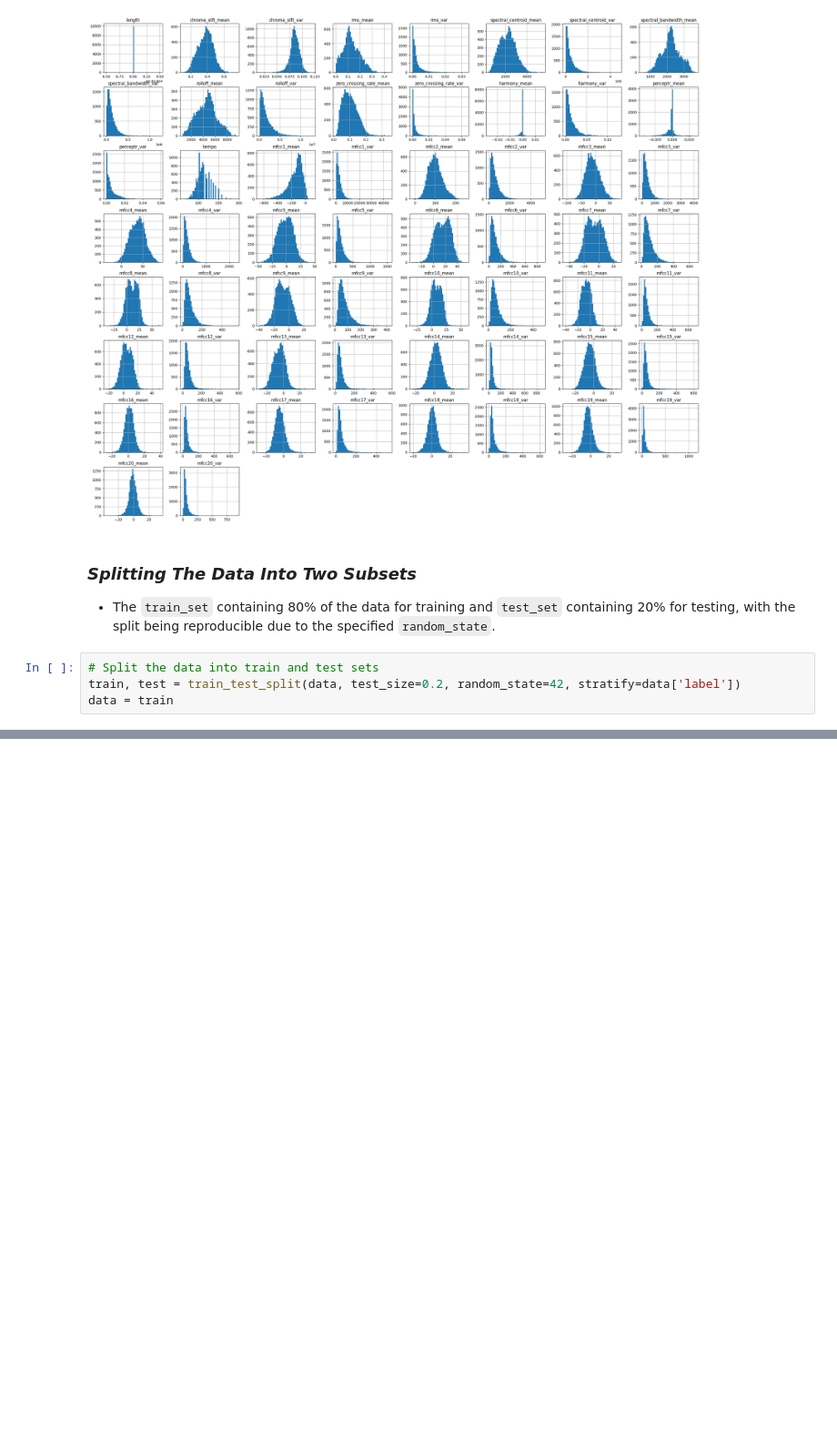
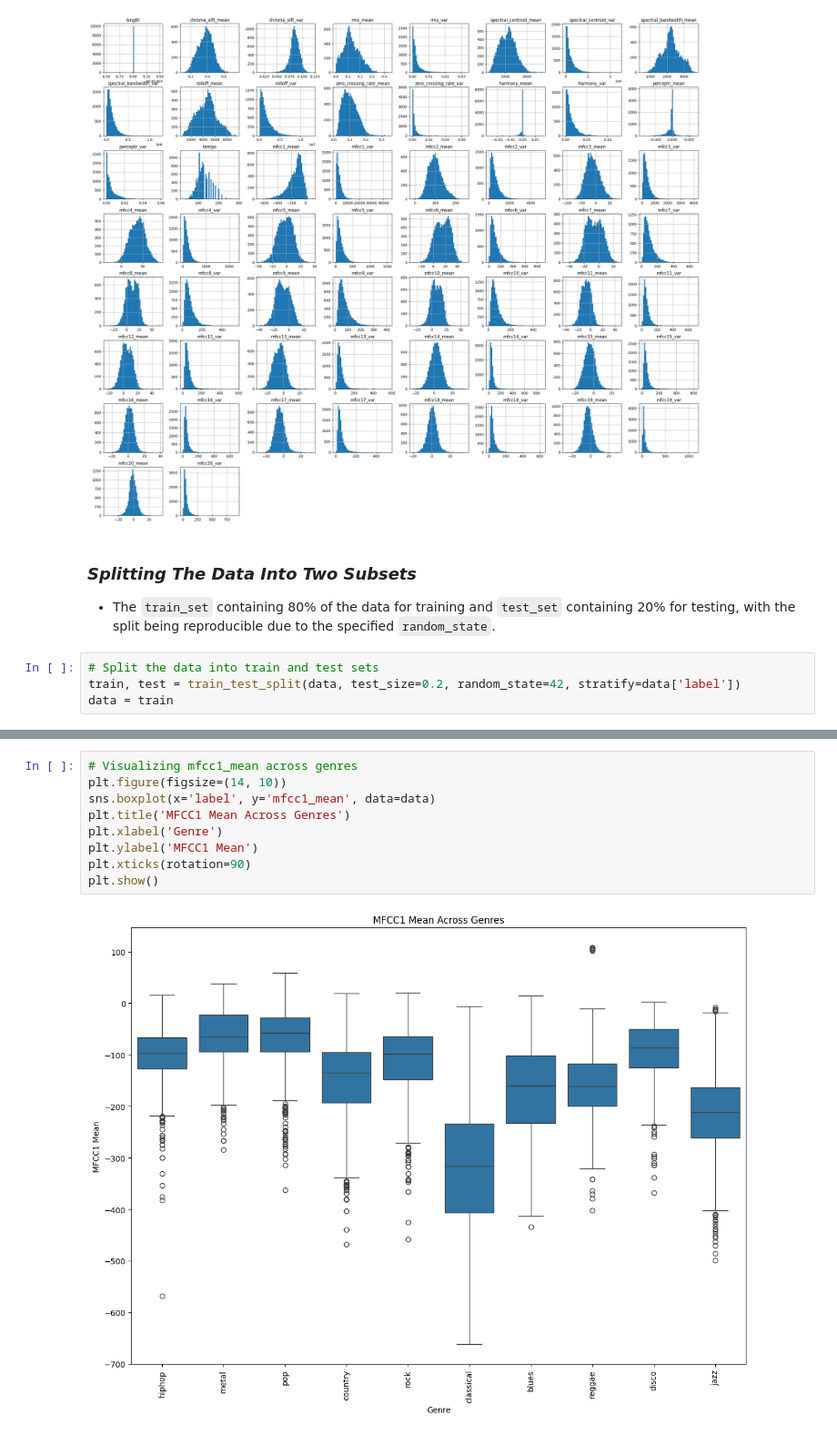
Before and after one commit to coleaydelotte/Genre-Prediciton, a Jupyter notebook: nb.ipynb, the cells around one changed output, grey strips where cells are left out. Shown: that part at 91% size. Cells and saved outputs as stored; diff of their text form; blank space fills up the shorter version.

```diff
--- a/nb.ipynb
+++ b/nb.ipynb
@@ -321,0 +237,11 @@ plt.colorbar();
+# %%
+# Visualizing mfcc1_mean across genres
+plt.figure(figsize=(14, 10))
+sns.boxplot(x='label', y='mfcc1_mean', data=data)
+plt.title('MFCC1 Mean Across Genres')
+plt.xlabel('Genre')
+plt.ylabel('MFCC1 Mean')
+plt.xticks(rotation=90)
+plt.show()
+# %% [output]
+[figure, added]
```
Also changed, not shown: parts of 22 cells of this notebook.
